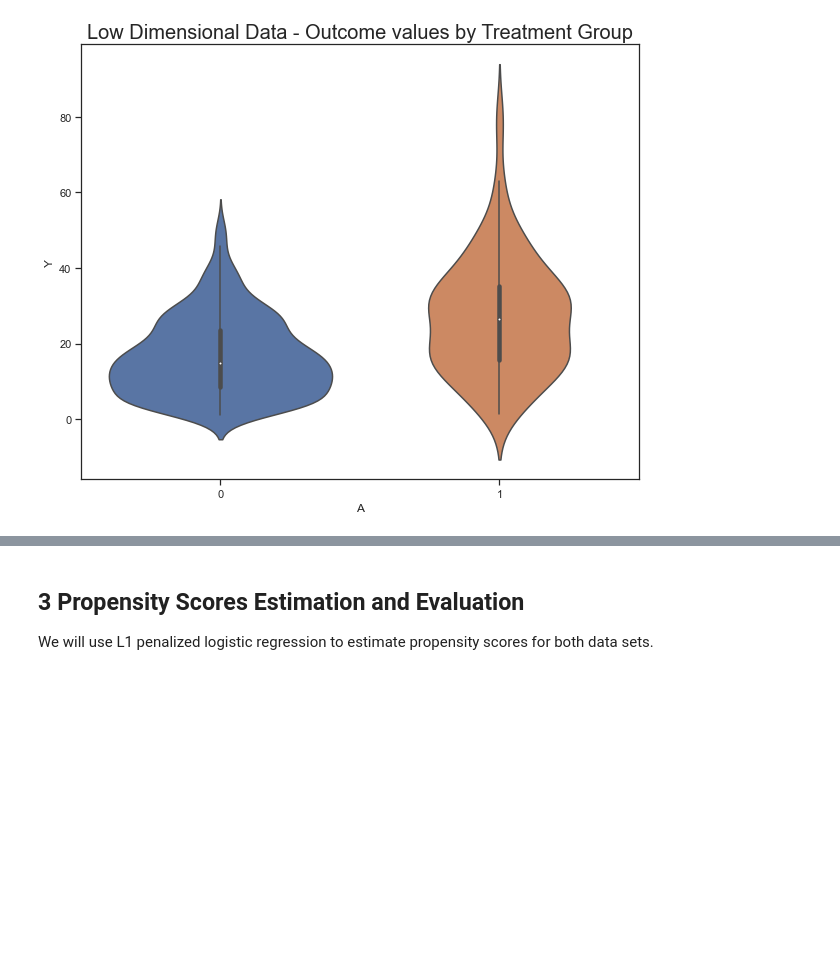
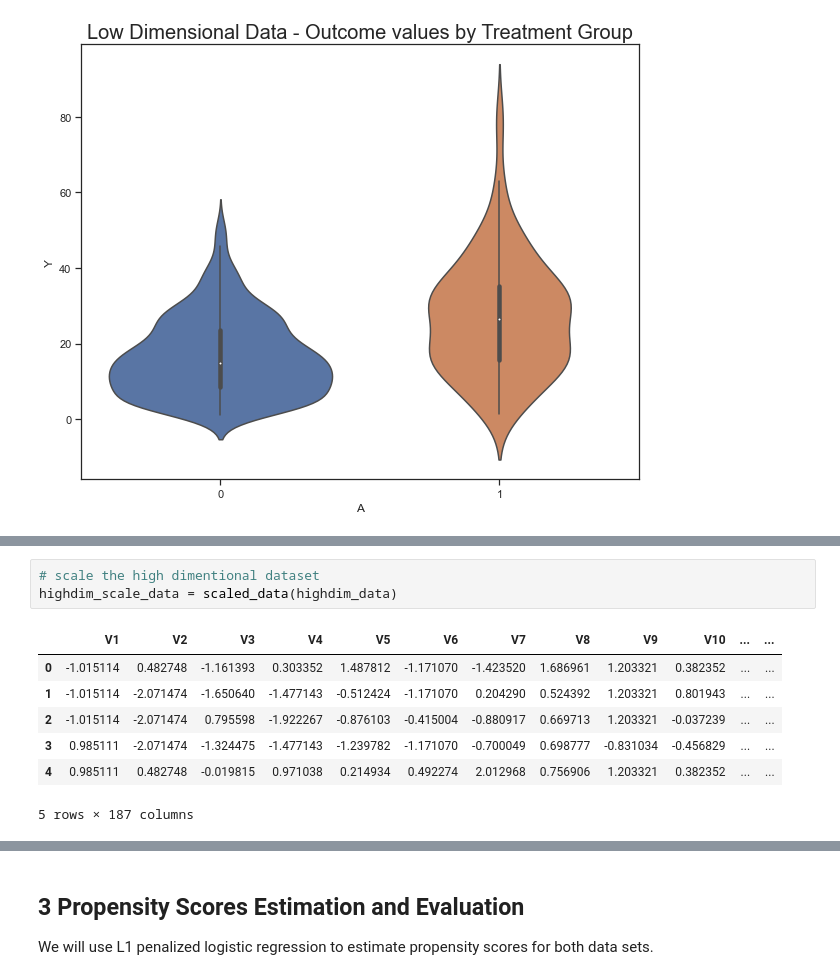
Before and after one commit to TZstatsADS/Spring2021-Project4-group3, a Jupyter notebook: doc/Main Report.ipynb, the cells around one changed output, grey strips where cells are left out. Drawn from its saved outputs; the diff is of its cells as text; blank space fills up the shorter version.

```diff
--- a/doc/Main Report.ipynb
+++ b/doc/Main Report.ipynb
@@ -56,0 +87,11 @@ plt.show()
+# %%
+# scale the high dimentional dataset
+highdim_scale_data = scaled_data(highdim_data)
+# %% [output]
+|  | V1 | V2 | V3 | V4 | V5 | V6 | V7 | V8 | V9 | V10 | ... | ... |
+| 0 | -1.015114 | 0.482748 | -1.161393 | 0.303352 | 1.487812 | -1.171070 | -1.423520 | 1.686961 | 1.203321 | 0.382352 | ... | ... |
+| 1 | -1.015114 | -2.071474 | -1.650640 | -1.477143 | -0.512424 | -1.171070 | 0.204290 | 0.524392 | 1.203321 | 0.801943 | ... | ... |
+| 2 | -1.015114 | -2.071474 | 0.795598 | -1.922267 | -0.876103 | -0.415004 | -0.880917 | 0.669713 | 1.203321 | -0.037239 | ... | ... |
+| 3 | 0.985111 | -2.071474 | -1.324475 | -1.477143 | -1.239782 | -1.171070 | -0.700049 | 0.698777 | -0.831034 | -0.456829 | ... | ... |
+| 4 | 0.985111 | 0.482748 | -0.019815 | 0.971038 | 0.214934 | 0.492274 | 2.012968 | 0.756906 | 1.203321 | 0.382352 | ... | ... |
+5 rows × 187 columns
```
Also changed, not shown: parts of 43 cells of this notebook, 2 other files.
